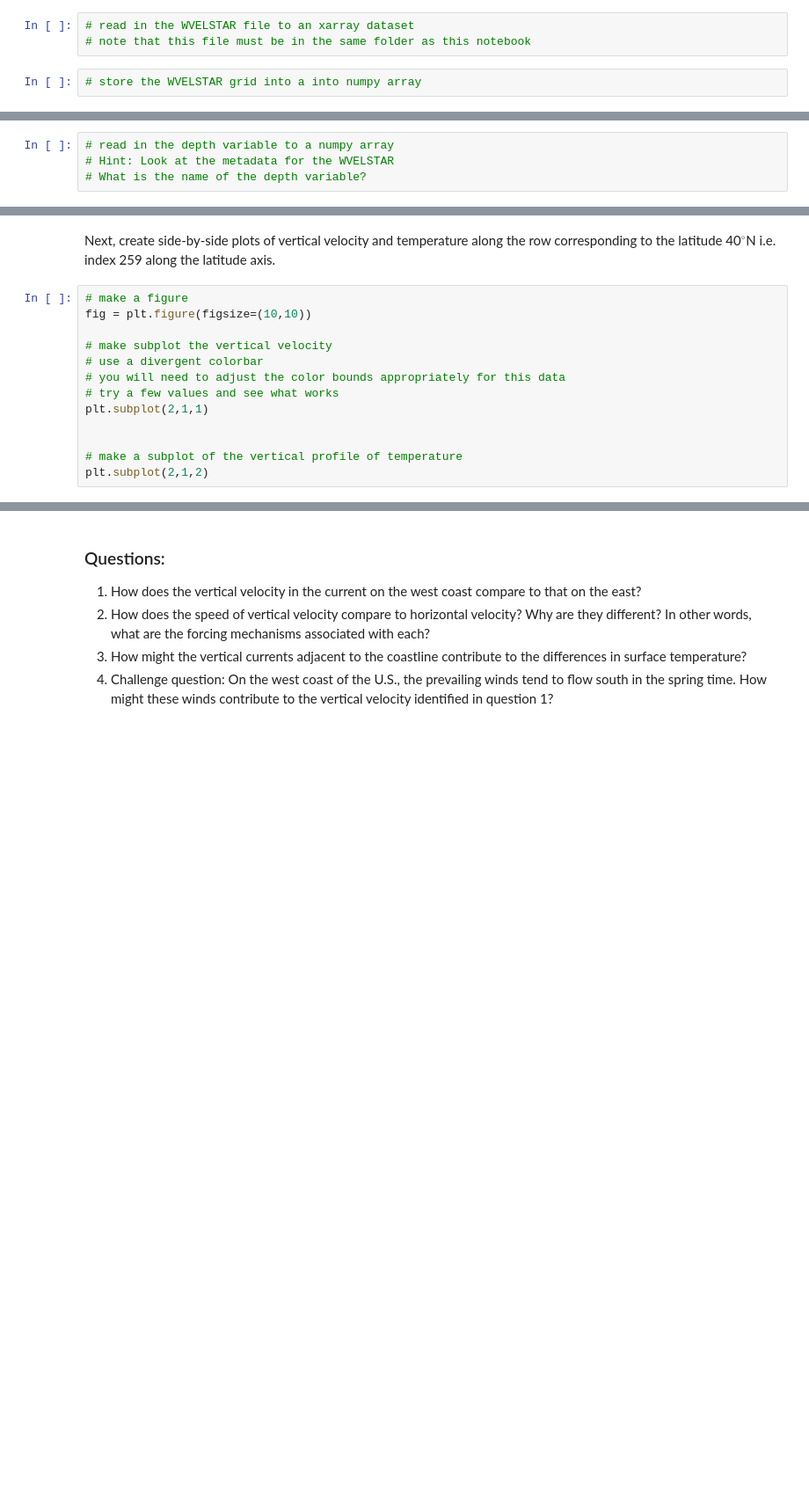
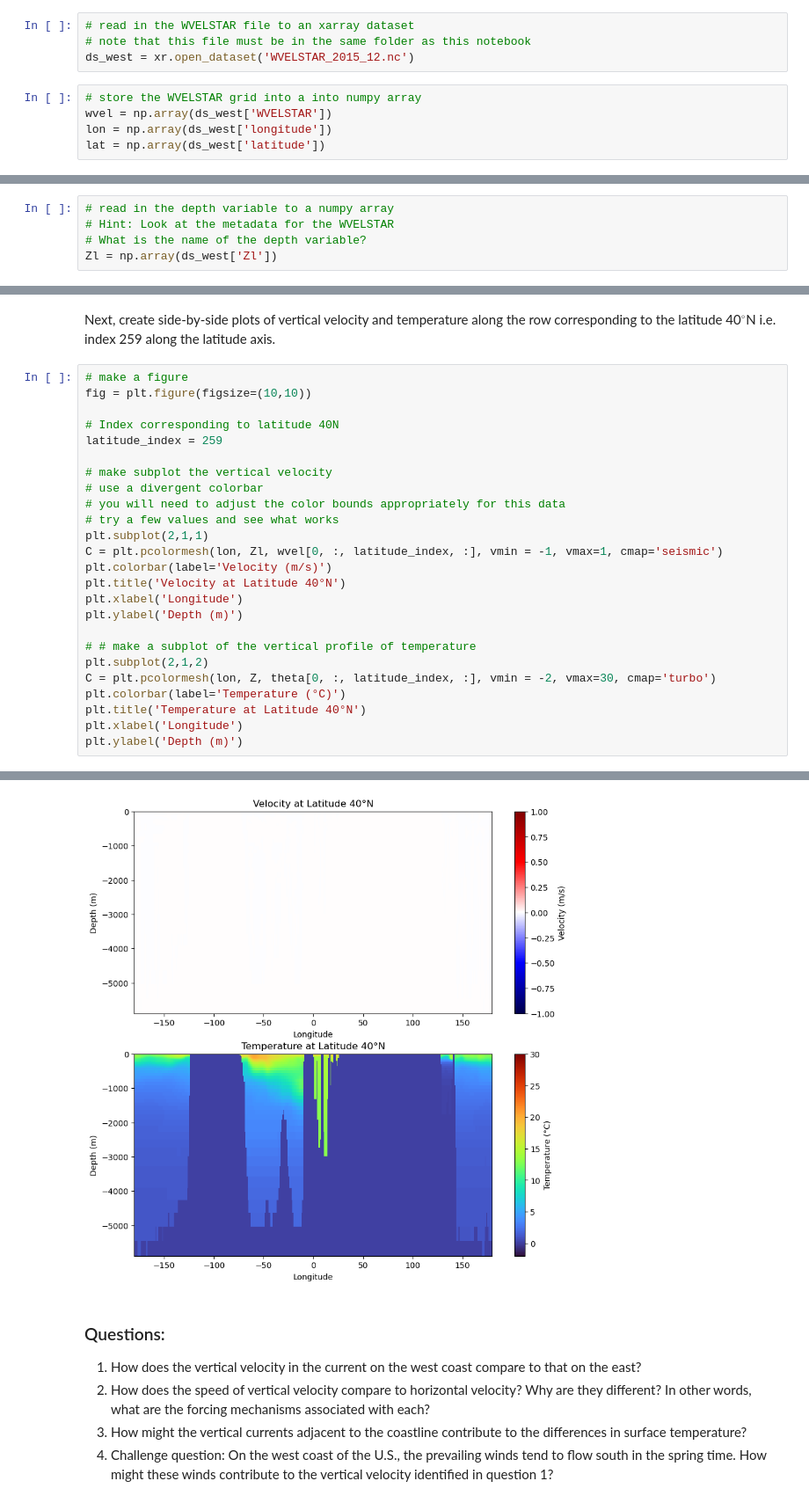
Before and after one commit to jonathan-manzano/cs185c-fall2024, a Jupyter notebook: homework/homework_2/HW2 US Boundary Currents.ipynb, the cells around one changed output, grey strips where cells are left out. Shown: that part at 88% size. Drawn from its saved outputs; the diff is of its cells as text; blank space fills up the shorter version.

```diff
--- a/homework/homework_2/HW2 US Boundary Currents.ipynb
+++ b/homework/homework_2/HW2 US Boundary Currents.ipynb
@@ -78,5 +197,9 @@ Next, look at the vertical structure of ocean currents as well as temperature on
 # %%
 # read in the WVELSTAR file to an xarray dataset
 # note that this file must be in the same folder as this notebook
+ds_west = xr.open_dataset('WVELSTAR_2015_12.nc')
 # %%
 # store the WVELSTAR grid into a into numpy array
+wvel = np.array(ds_west['WVELSTAR'])
+lon = np.array(ds_west['longitude'])
+lat = np.array(ds_west['latitude'])
@@ -86,3 +229,4 @@ Since we'll be plotting a vertical profile, we'll also need a depth variable. Re
 # read in the depth variable to a numpy array
 # Hint: Look at the metadata for the WVELSTAR
 # What is the name of the depth variable?
+Zl = np.array(ds_west['Zl'])
@@ -91,13 +255,26 @@ Next, create side-by-side plots of vertical velocity and temperature along the r
 # %%
 # make a figure
 fig = plt.figure(figsize=(10,10))
+
+# Index corresponding to latitude 40N
+latitude_index = 259
 
 # make subplot the vertical velocity
 # use a divergent colorbar
 # you will need to adjust the color bounds appropriately for this data
 # try a few values and see what works
 plt.subplot(2,1,1)
+C = plt.pcolormesh(lon, Zl, wvel[0, :, latitude_index, :], vmin = -1, vmax=1, cmap='seismic')
+plt.colorbar(label='Velocity (m/s)')
+plt.title('Velocity at Latitude 40°N')
+plt.xlabel('Longitude')
+plt.ylabel('Depth (m)')
 
-
-# make a subplot of the vertical profile of temperature
+# # make a subplot of the vertical profile of temperature
 plt.subplot(2,1,2)
+C = plt.pcolormesh(lon, Z, theta[0, :, latitude_index, :], vmin = -2, vmax=30, cmap='turbo')
+plt.colorbar(label='Temperature (°C)')
+plt.title('Temperature at Latitude 40°N')
+plt.xlabel('Longitude')
+plt.ylabel('Depth (m)')
+# %% [output]
@@ -104,3 +282,4 @@ plt.subplot(2,1,2)
+[figure, added]
 # %% [markdown]
 ### Questions:
 1. How does the vertical velocity in the current on the west coast compare to that on the east?
```
Also changed, not shown: parts of 19 cells of this notebook.
